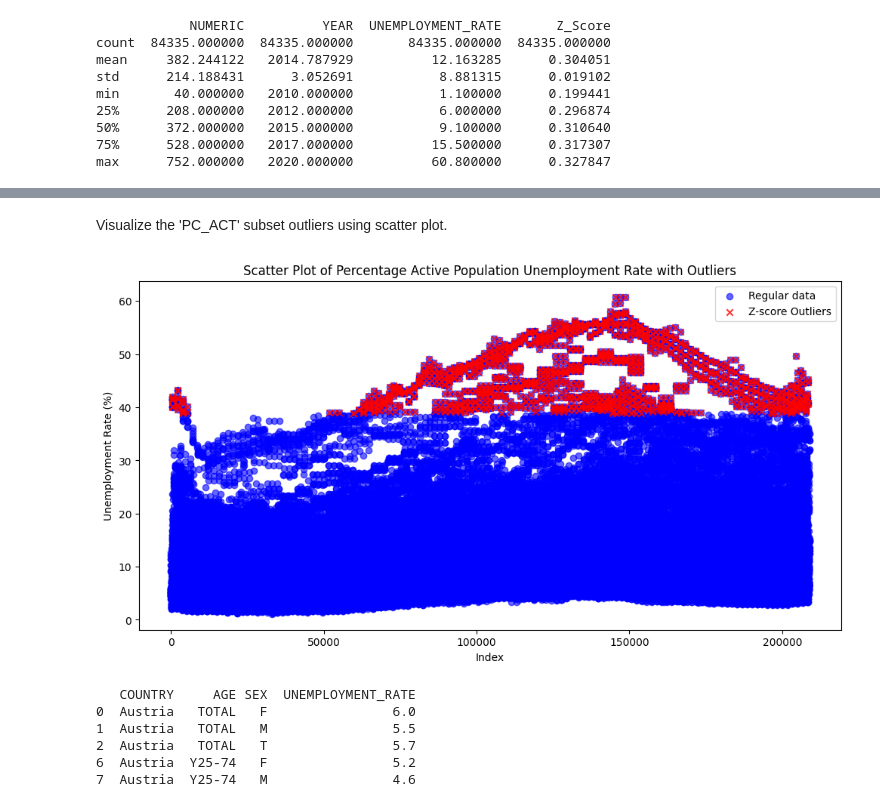
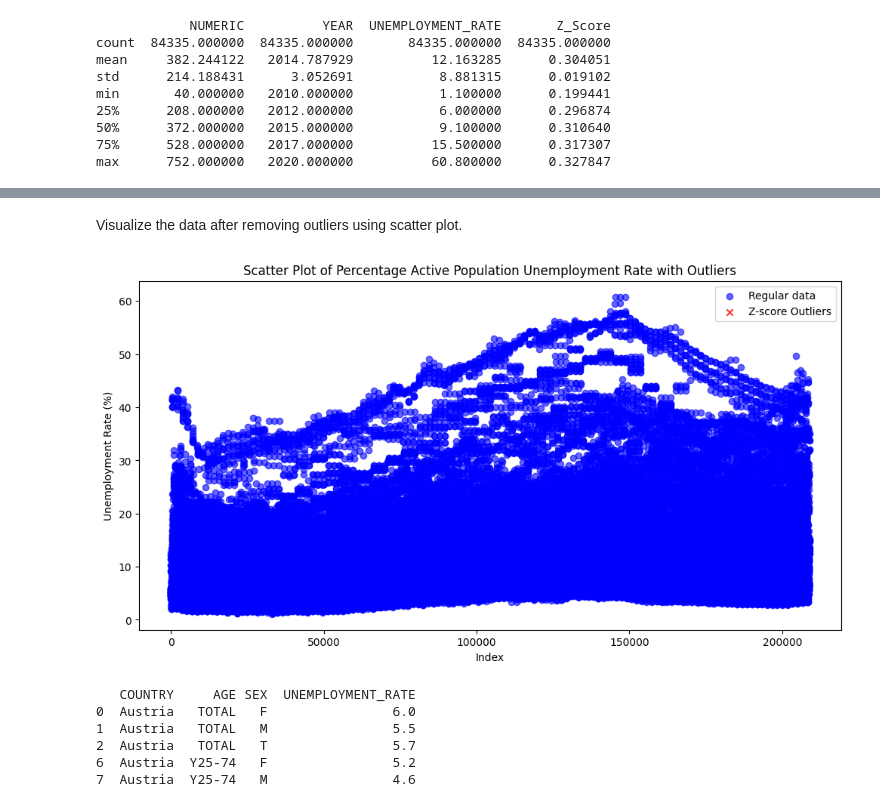
Before and after one commit to valzagrainca/Analysis-of-unemployment-in-EU-countries, a Jupyter notebook: unemployment.ipynb, the cells around one changed output, grey strips where cells are left out. Drawn from its saved outputs; the diff is of its cells as text; code cells hidden in the pictures.

Commit message:
Small changes in outliers

```diff
--- a/unemployment.ipynb
+++ b/unemployment.ipynb
@@ -309,9 +309,9 @@ max       752.000000    2020.000000        6321.000000      13.265312
 # %% [markdown]
 The observed difference between the maximum and minimum values in the 'Unemployment_Rate' column arises from the inclusion of data measured in both percentage terms and as counts in thousands of people. To facilitate more precise analysis and visualization, it is advantageous to segregate the data into two distinct DataFrames, each corresponding to one of these measurement units.
 # %%
-ts_df_pct = data_tr_df[data_tr_df["UNIT"] == "PC_ACT"].drop("UNIT", axis=1)  # Percentage Active Population
 ts_df_th = data_tr_df[data_tr_df["UNIT"] == "THS_PER"].drop("UNIT", axis=1)  # Thousands Person
-ts_df_pct.head(5)
+data_tr_df = data_tr_df[data_tr_df["UNIT"] == "PC_ACT"].drop("UNIT", axis=1)  # Percentage Active Population
+data_tr_df.head(5)
 # %% [output]
 |  | COUNTRY | AGE | SEX | C2 | NUMERIC | ISO | MONTH | YEAR | UNEMPLOYMENT_RATE | Z_Score |
 | 0 | Austria | TOTAL | F | AT | 40 | ISO 3166-2:AT | July | 2020 | 6.0 | 0.317307 |
@@ -336,7 +336,5 @@ Calculate Z-Scores for the 'PC_ACT' subset
 # %%
-ts_df_pct['Z_Score'] = np.abs(stats.zscore(ts_df_pct['UNEMPLOYMENT_RATE'], nan_policy='omit'))
-threshold = 3
-outliers_pct_z = ts_df_pct[ts_df_pct['Z_Score'] > threshold]
+outliers_pct_z = data_tr_df[data_tr_df['Z_Score'] > threshold]
 print("Outliers identified by Z-Score method:")
 print(outliers_pct_z.head())
 # %% [output]
@@ -357,15 +345,15 @@ Outliers identified by Z-Score method:
 # %% [markdown]
-Visualize the 'PC_ACT' subset outliers using scatter plot.
+Visualize the data after removing outliers using scatter plot.
 # %%
 plt.figure(figsize=(12, 6))
-plt.scatter(ts_df_pct.index, ts_df_pct['UNEMPLOYMENT_RATE'], color='blue', label='Regular data', alpha=0.6)
+plt.scatter(data_tr_df.index, data_tr_df['UNEMPLOYMENT_RATE'], color='blue', label='Regular data', alpha=0.6)
 plt.scatter(outliers_pct_z.index, outliers_pct_z['UNEMPLOYMENT_RATE'], color='red', label='Z-score Outliers', alpha=0.8, marker='x')
 
 plt.title("Scatter Plot of Percentage Active Population Unemployment Rate with Outliers")
 plt.xlabel("Index")
 plt.ylabel("Unemployment Rate (%)")
 plt.legend()
 plt.show()
 # %% [output]
-[figure, old version]
+[figure, new version]
 # %%
```
Also changed, not shown: parts of 6 cells of this notebook.
